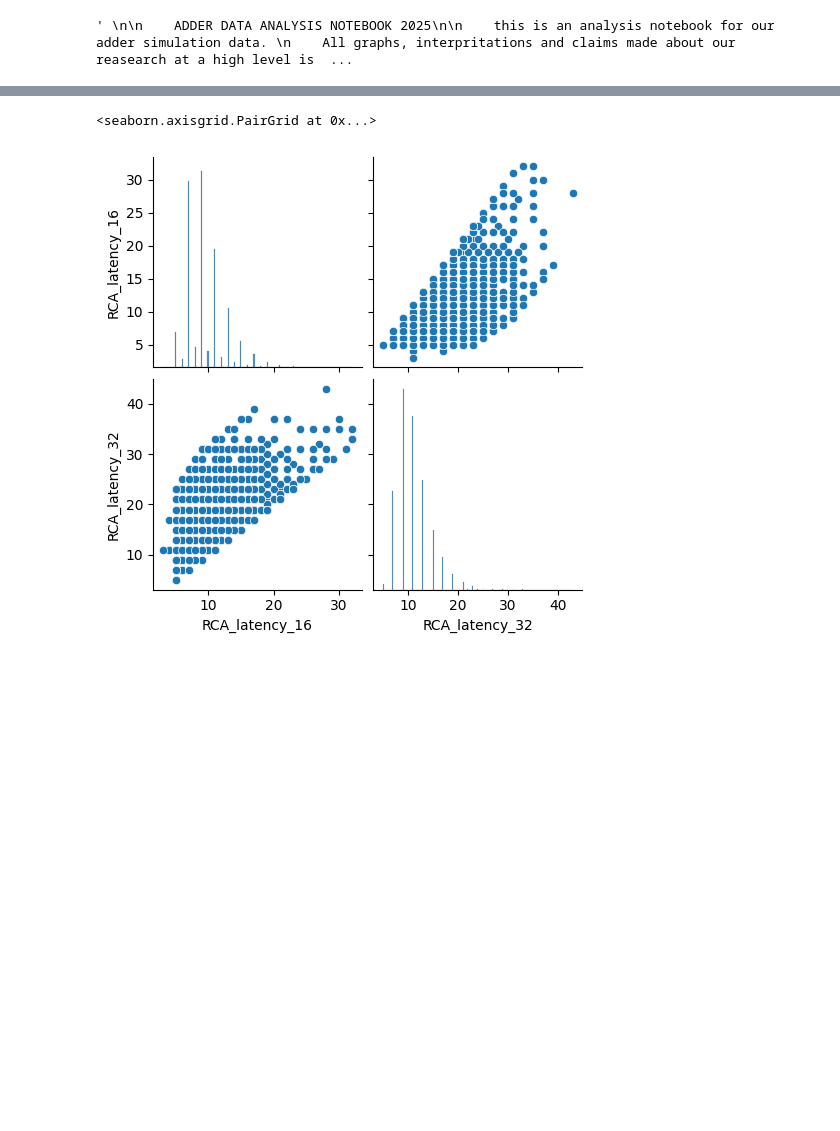
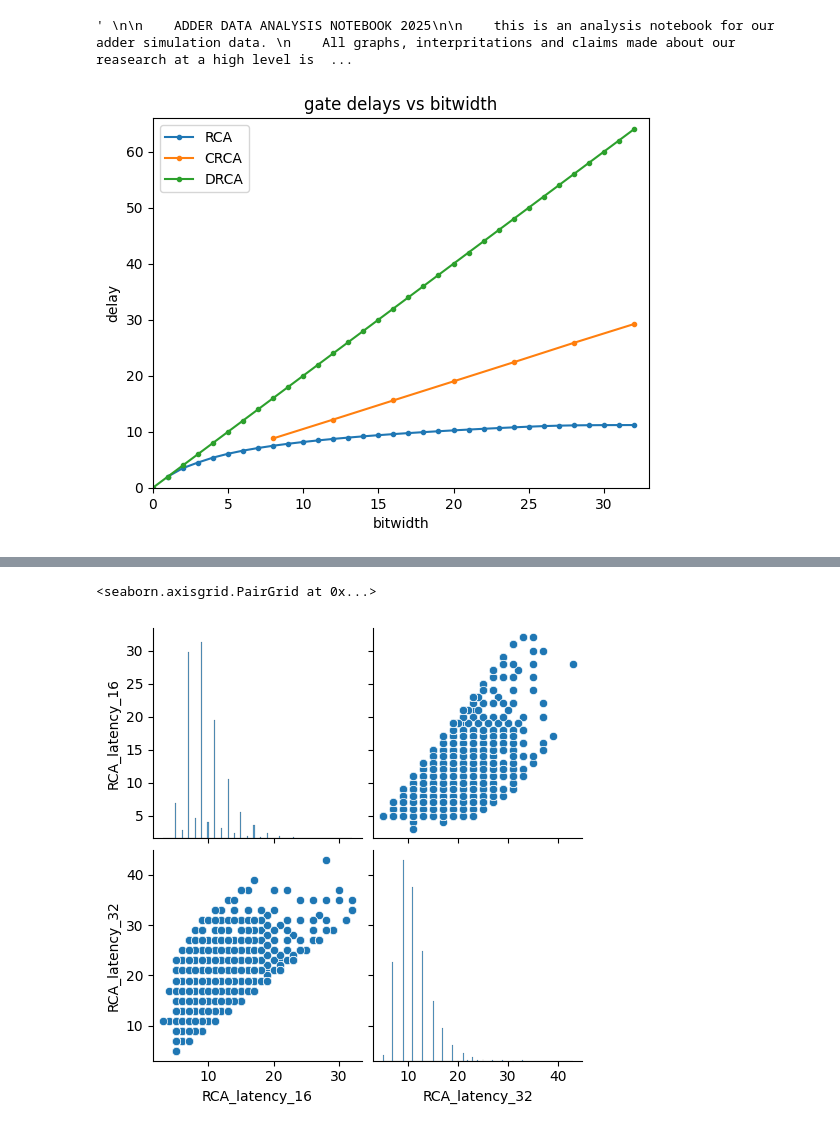
Before and after one commit to ALN006/dynamic_adder_2025, a Jupyter notebook: data/adder_data_analysis_notebook.ipynb, the cells around one changed output, grey strips where cells are left out. Drawn from its saved outputs; the diff is of its cells as text; code cells hidden in the pictures; blank space fills up the shorter version.

```diff
--- a/data/adder_data_analysis_notebook.ipynb
+++ b/data/adder_data_analysis_notebook.ipynb
@@ -28,3 +28,22 @@ import pandas as pd
 import numpy as np
 import matplotlib.pyplot as plt
 import seaborn as sns
+# %%
+RCA_df = pd.read_csv("RCA.csv")
+our_df = pd.read_csv("latency.csv")
+
+RCA_lat = RCA_df.groupby("N").mean(numeric_only=True)["Latency"]
+our_lat = our_df.groupby("N").mean(numeric_only=True)["Latency"]
+
+plt.plot(RCA_lat, marker = ".", label = "RCA")
+plt.plot(our_lat, marker = ".", label = "CRCA")
+plt.plot([i for i in range(33)], [2*j for j in range(33)], marker = ".", label = "DRCA")
+plt.ylim(0,66)
+plt.xlim(0, 33)
+plt.title("gate delays vs bitwidth")
+plt.ylabel("delay")
+plt.xlabel("bitwidth")
+plt.legend()
+plt.savefig("results.png")
+# %% [output]
+[figure, added]
```
Also changed, not shown: parts of 11 cells of this notebook, 2 other files.
